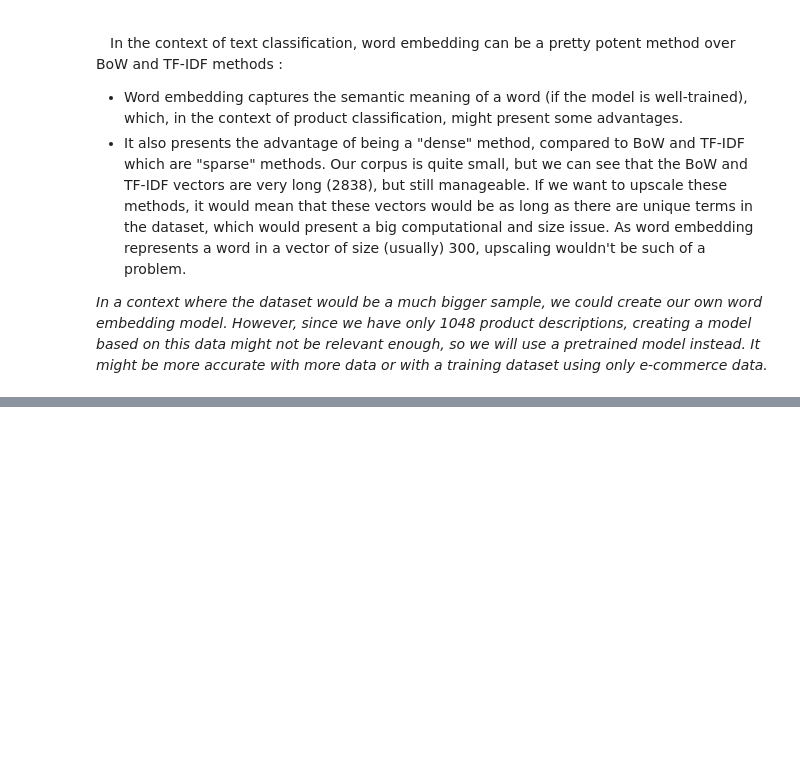
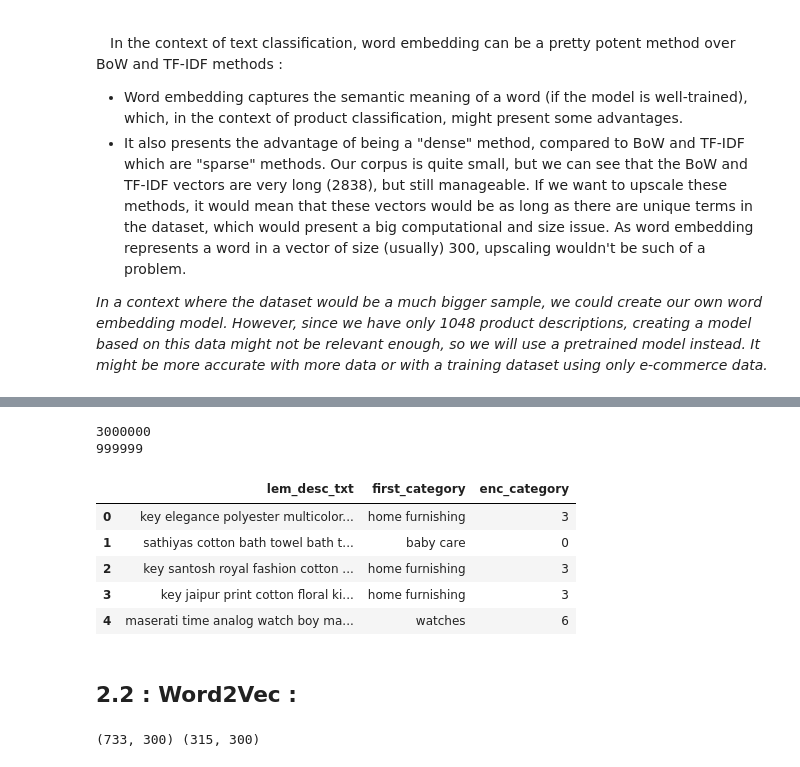
Before and after one commit to Psemp/ds_p6, a Jupyter notebook: notebooks/nb_02_text_classification.ipynb, the cells around one changed output, grey strips where cells are left out. Saved outputs shown, nothing was run; the diff lists cells and outputs as text; code cells hidden in the pictures; blank space fills up the shorter version.

```diff
--- a/notebooks/nb_02_text_classification.ipynb
+++ b/notebooks/nb_02_text_classification.ipynb
@@ -36,7 +39,7 @@ if pc_dpi is None:
 # %%
 # NLP object creation :
 
-nlp = spacy.load("en_core_web_lg")
+nlp = spacy.load("en_core_web_lg", disable="ner")  # disabling NER should speed us up a bit
 
 # nlp._config  # Checking : tok2vec is in config by default.
 # %%
@@ -429,0 +541,8 @@ del accuracy_tfidf_umap
+# %%
+# checking the loading was made correctly
+
+print(wv_model.__len__())
+print(ft_model.__len__())
+# %% [output]
+3000000
+999999
@@ -429,0 +555,11 @@ del accuracy_tfidf_umap
+# %%
+df_embed.head()
+# %% [output]
+|  | lem_desc_txt | first_category | enc_category |
+| 0 | key elegance polyester multicolor... | home furnishing | 3 |
+| 1 | sathiyas cotton bath towel bath t... | baby care | 0 |
+| 2 | key santosh royal fashion cotton ... | home furnishing | 3 |
+| 3 | key jaipur print cotton floral ki... | home furnishing | 3 |
+| 4 | maserati time analog watch boy ma... | watches | 6 |
+# %% [markdown]
+## 2.2 : Word2Vec :
@@ -429,0 +585,7 @@ del accuracy_tfidf_umap
+# %%
+X_train_stacked = np.stack(X_train)  # To 2D arr
+X_test_stacked = np.stack(X_test)  # To 2D arr
+
+print(X_train_stacked.shape, X_test_stacked.shape)
+# %% [output]
+(733, 300) (315, 300)
```
Also changed, not shown: parts of 76 cells of this notebook, 1 other file.
